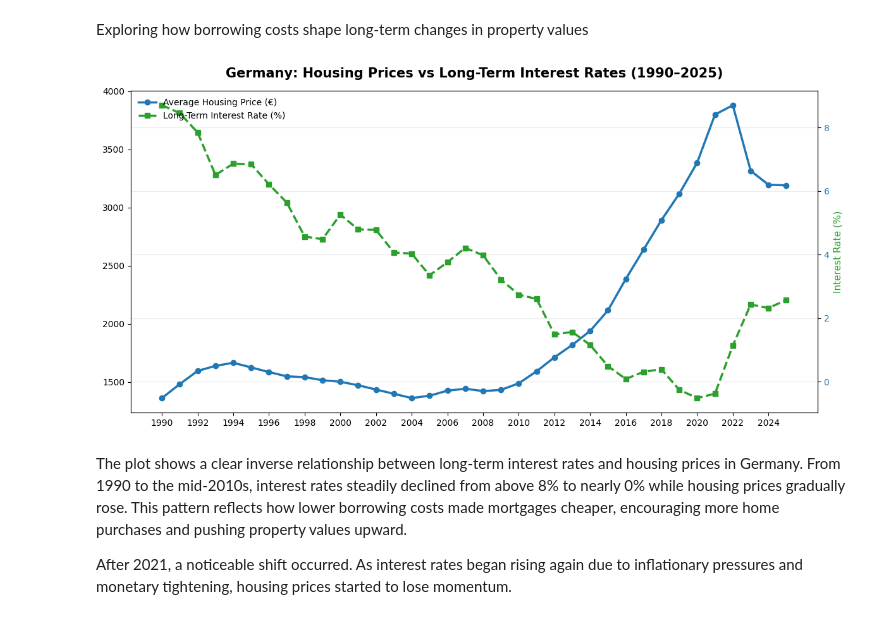
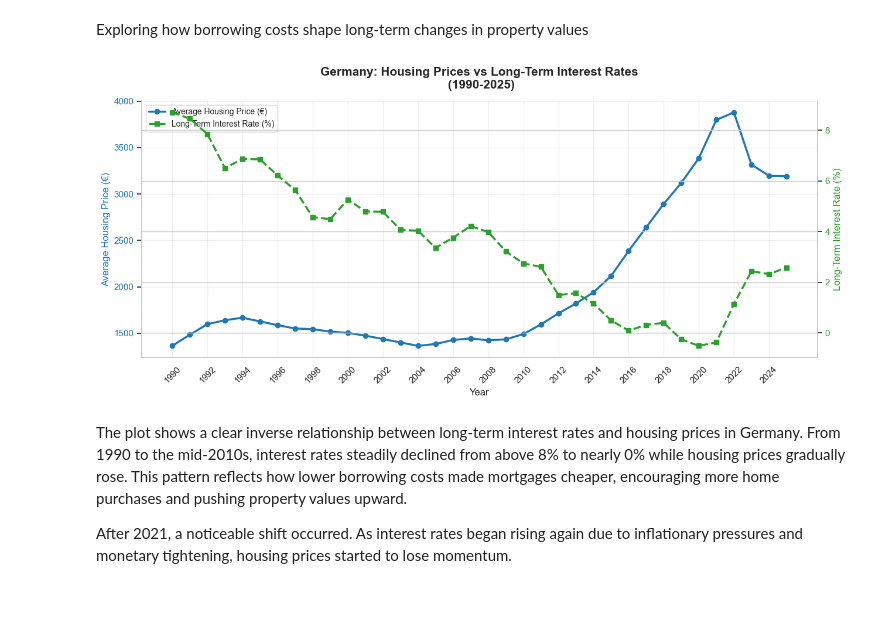
Before and after one commit to mansari40/DataStorytelling-German-Housing-Prices, a Jupyter notebook: Housing_vs_InterestRates.ipynb, the cells around one changed output. Drawn from its saved outputs; the diff is of its cells as text; code cells hidden in the pictures.

Commit message:
Housing vs Interet Rates commit

```diff
--- a/Housing_vs_InterestRates.ipynb
+++ b/Housing_vs_InterestRates.ipynb
@@ -97,59 +97,56 @@ Shape of merged dataset: (36, 3)
 # %% [markdown]
 Exploring how borrowing costs shape long-term changes in property values
 # %%
-plt.figure(figsize=(12,6))
+# Set a clean, consistent visual style
+sns.set_theme(style="whitegrid")
 
-# Plot housing prices (left axis)
-line1, = plt.plot(
+# Create figure and axis
+fig, ax1 = plt.subplots(figsize=(13, 6))
+
+# Plot housing prices
+line1, = ax1.plot(
     merged_interest["Year"],
     merged_interest["Average_Price (€)"],
     color="#1f77b4", marker="o", linewidth=2.5,
     label="Average Housing Price (€)"
 )
 
-# Plot interest rate (right axis)
-ax2 = plt.twinx()
+ax1.set_xlabel("Year", fontsize=12)
+ax1.set_ylabel("Average Housing Price (€)", color="#1f77b4", fontsize=12)
+ax1.tick_params(axis='y', labelcolor="#1f77b4")
+
+# Plot interest rate
+ax2 = ax1.twinx()
 line2, = ax2.plot(
     merged_interest["Year"],
     merged_interest["Interest_Rate"],
     color="#2ca02c", linestyle="--", marker="s", linewidth=2.5,
     label="Long-Term Interest Rate (%)"
 )
 
-# Title
-plt.title("Germany: Housing Prices vs Long-Term Interest Rates (1990–2025)",
+ax2.set_ylabel("Long-Term Interest Rate (%)", color="#2ca02c", fontsize=12)
+ax2.tick_params(axis='y', labelcolor="#2ca02c")
+
+# Title and layout
+plt.title("Germany: Housing Prices vs Long-Term Interest Rates\n (1990-2025)",
           fontsize=15, fontweight="bold", pad=15)
 
-# Axis labels
-plt.xlabel("Year", fontsize=12)
-plt.ylabel("Average Housing Price (€)", color="#1f77b4", fontsize=11)
-ax2.set_ylabel("Interest Rate (%)", color="#2ca02c", fontsize=11)
+# Style & ticks
+ax1.set_xticks(merged_interest["Year"][::2])
+ax1.tick_params(axis='x', rotation=45)
+ax1.grid(alpha=0.3)
+sns.despine(right=False, left=False)
 
-# Customize ticks and grid
-plt.grid(alpha=0.25)
-plt.xticks(
-    merged_interest["Year"][::2],  # every 2 years
-    rotation=45,
-    fontsize=10
-)
-plt.yticks(fontsize=10)
-ax2.tick_params(axis="y", labelcolor="#2ca02c")
-plt.tick_params(axis="y", labelcolor="#1f77b4")
+# Combined legend
+lines = [line1, line2]
+labels = [line.get_label() for line in lines]
+ax1.legend(lines, labels, loc="upper left", frameon=True, facecolor="white", fontsize=10)
 
-# Unified legend (blue + green)
-plt.legend(
-    handles=[line1, line2],
-    labels=["Average Housing Price (€)", "Long-Term Interest Rate (%)"],
-    loc="upper left",
-    fontsize=10,
-    frameon=False
-)
-
-# Layout
+# Final layout adjustments
 plt.tight_layout()
 plt.show()
 # %% [output]
-[figure, old version]
+[figure, new version]
 # %% [markdown]
 The plot shows a clear inverse relationship between long-term interest rates and housing prices in Germany. From 1990 to the mid-2010s, interest rates steadily declined from above 8% to nearly 0% while housing prices gradually rose. This pattern reflects how lower borrowing costs made mortgages cheaper, encouraging more home purchases and pushing property values upward.
 
```
